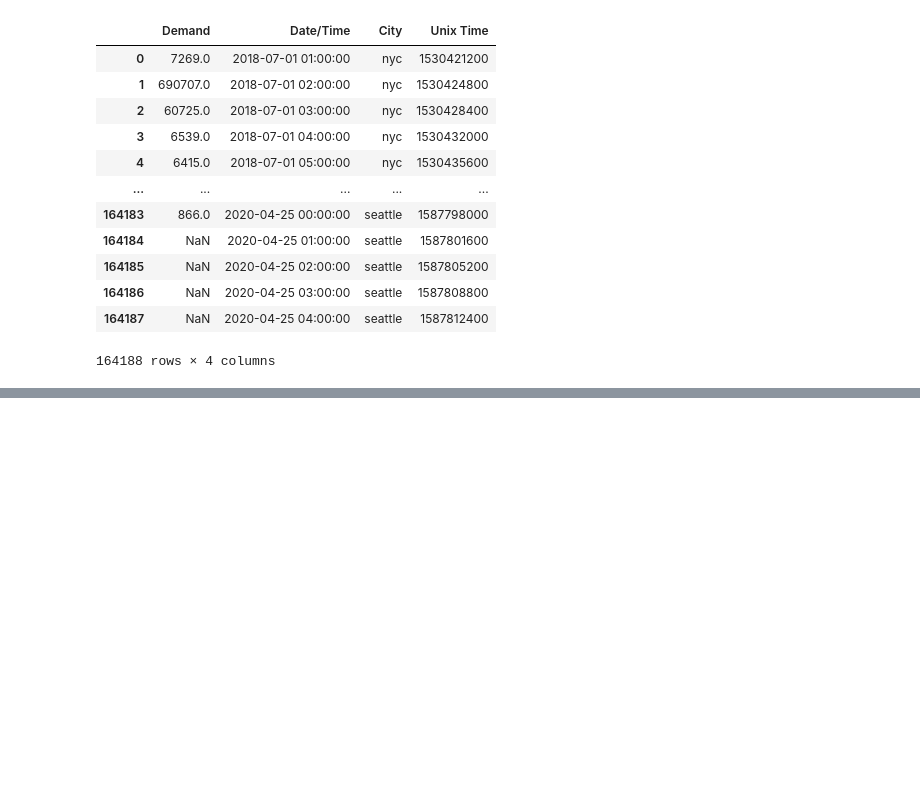
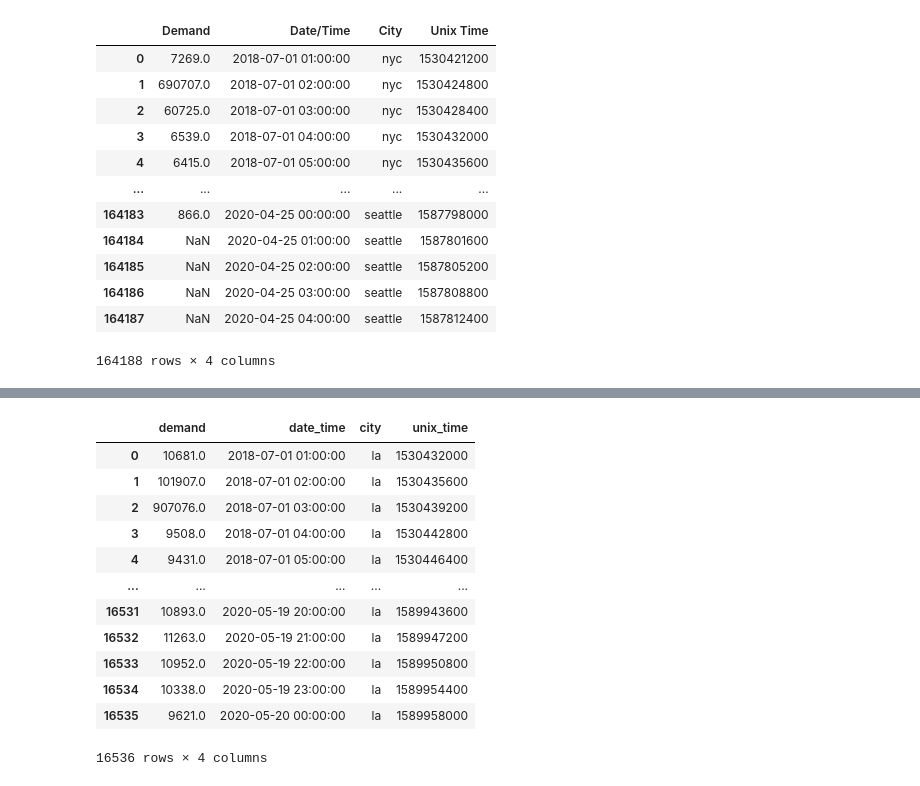
Before and after one commit to claytonmknight/Project3-Group5, a Jupyter notebook: ETL_code.ipynb, the cells around one changed output, grey strips where cells are left out. Drawn from its saved outputs; the diff is of its cells as text; code cells hidden in the pictures; blank space fills up the shorter version.

```diff
--- a/Resources/ETL_code.ipynb
+++ b/ETL_code.ipynb
@@ -349,0 +161,18 @@ seattle_climate_df.to_csv("seattle_climate.csv", index=False)
+# %%
+# create la data frame
+la_df = electric_data_df[electric_data_df["city"]=="la"]
+la_df.reset_index(drop=True)
+# %% [output]
+|  | demand | date_time | city | unix_time |
+| 0 | 10681.0 | 2018-07-01 01:00:00 | la | 1530432000 |
+| 1 | 101907.0 | 2018-07-01 02:00:00 | la | 1530435600 |
+| 2 | 907076.0 | 2018-07-01 03:00:00 | la | 1530439200 |
+| 3 | 9508.0 | 2018-07-01 04:00:00 | la | 1530442800 |
+| 4 | 9431.0 | 2018-07-01 05:00:00 | la | 1530446400 |
+| ... | ... | ... | ... | ... |
+| 16531 | 10893.0 | 2020-05-19 20:00:00 | la | 1589943600 |
+| 16532 | 11263.0 | 2020-05-19 21:00:00 | la | 1589947200 |
+| 16533 | 10952.0 | 2020-05-19 22:00:00 | la | 1589950800 |
+| 16534 | 10338.0 | 2020-05-19 23:00:00 | la | 1589954400 |
+| 16535 | 9621.0 | 2020-05-20 00:00:00 | la | 1589958000 |
+16536 rows × 4 columns
```
Also changed, not shown: parts of 50 cells of this notebook, 23 other files.
